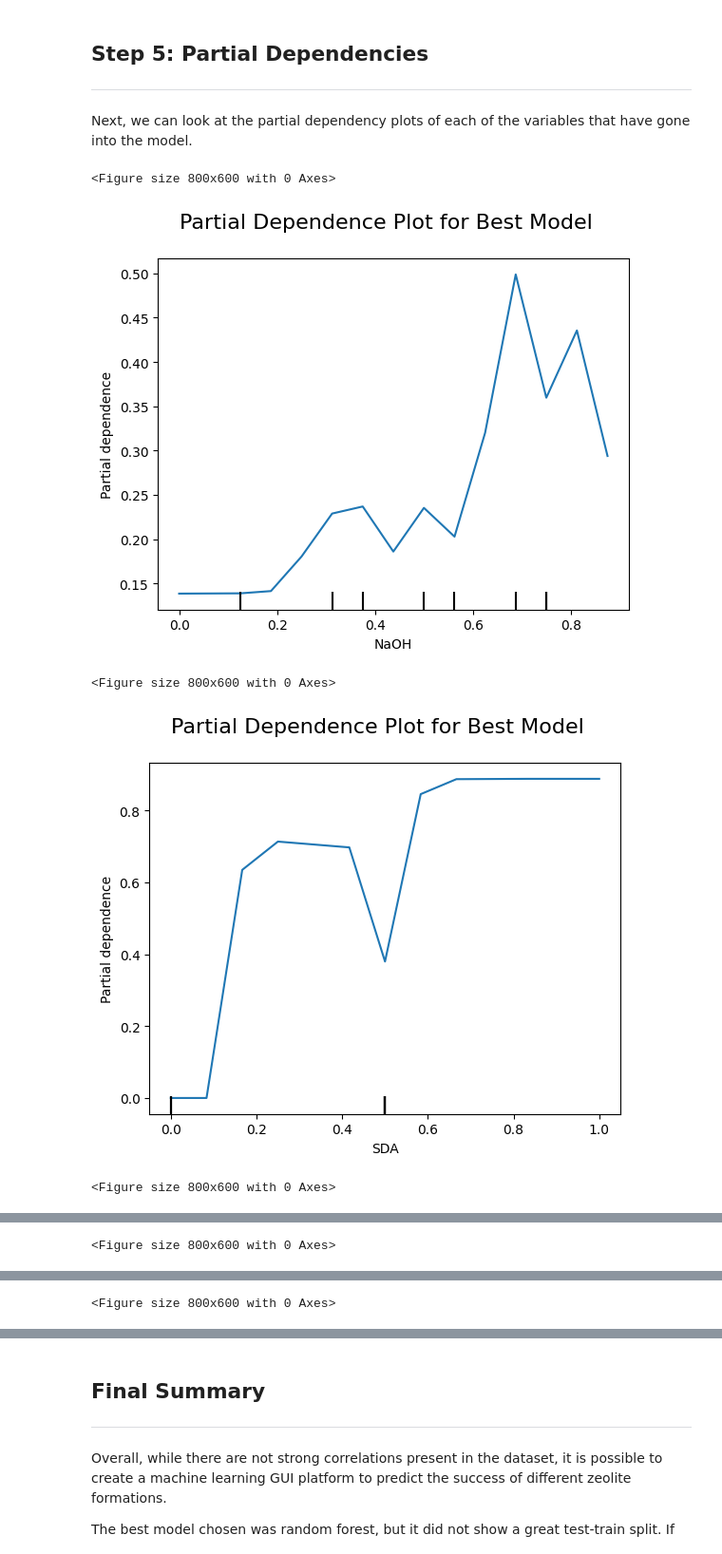
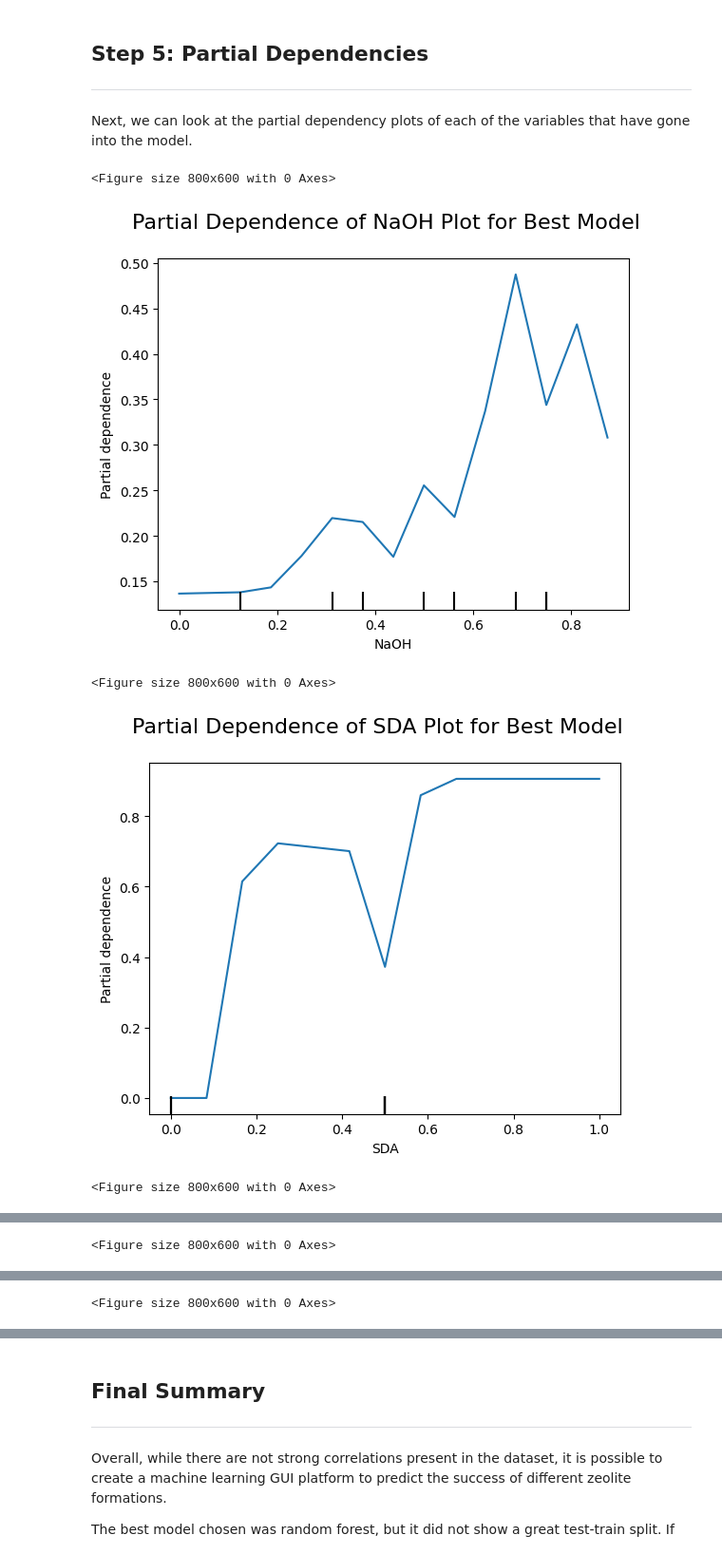
Before and after one commit to mayafetzer/Zeolite, a Jupyter notebook: Fetzer_CHEG472_FINAL.ipynb, the cells around one changed output, grey strips where cells are left out. Shown at 95% size. Drawn from its saved outputs; the diff is of its cells as text; code cells hidden in the pictures.

```diff
--- a/Fetzer_CHEG472_FINAL.ipynb
+++ b/Fetzer_CHEG472_FINAL.ipynb
@@ -816,30 +816,30 @@ Next, we can look at the partial dependency plots of each of the variables that
 # %%
 # Fit the best model from Randomized Search on the entire training data
 best_model.fit(X_train, y_train)
 
 # Select the features for which you want to create the PDP
 features_to_plot = X.columns.tolist()  # Use all features; modify if you want to limit
 
 # Create Partial Dependence Plots for each feature separately
 for feature in features_to_plot:
     plt.figure(figsize=(8, 6))  # Create a new figure for each plot
     display = PartialDependenceDisplay.from_estimator(
         best_model,
         X_train,
         features=[feature],  # Pass a list with the current feature
         grid_resolution=50
     )
 
     # Set axis labels and title
     ax.set_xlabel(feature)
     ax.set_ylabel('Partial Dependence')
     ax.set_title(f'Partial Dependence of {feature}')
 
-    plt.suptitle('Partial Dependence Plot for Best Model', fontsize=16)
+    plt.suptitle(f'Partial Dependence of {feature} Plot for Best Model', fontsize=16)
     plt.show()  # Display the plot
 # %% [output]
 <Figure size 800x600 with 0 Axes>
-[figure, old version]
+[figure, new version]
 <Figure size 800x600 with 0 Axes>
-[figure, old version]
+[figure, new version]
 <Figure size 800x600 with 0 Axes>
```
Also changed, not shown: parts of 3 cells of this notebook.
